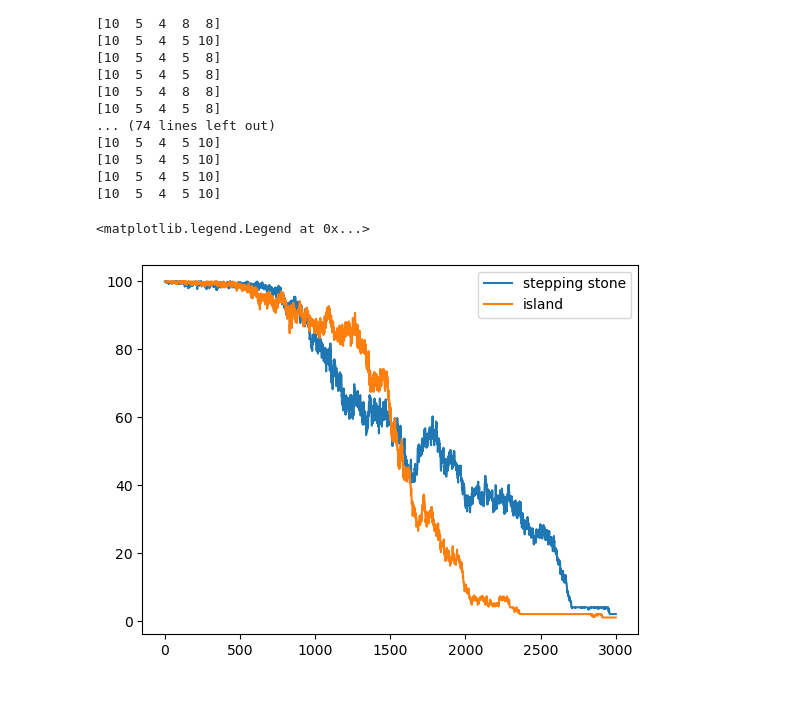
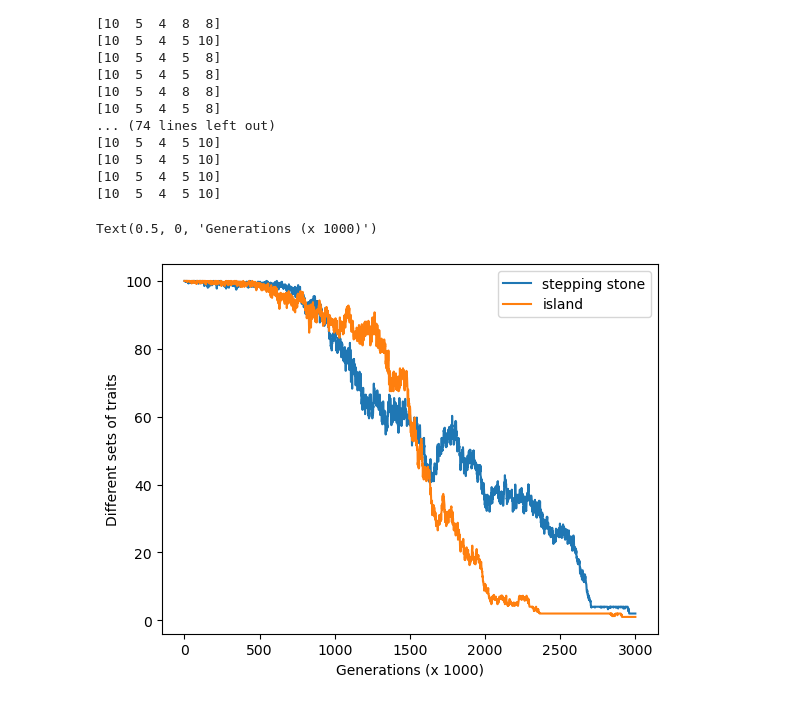
Before and after one commit to mtomasini/MetapopulationsPython, a Jupyter notebook: exploration.ipynb, the cells around one changed output. Saved outputs shown, nothing was run; the diff lists cells and outputs as text; code cells hidden in the pictures.

```diff
--- a/exploration.ipynb
+++ b/exploration.ipynb
@@ -77,9 +77,9 @@ df_IM["means"] = df_IM.mean(axis=1)
 # %%
 df_SS["means"].plot()
 df_IM["means"].plot()
 plt.legend(["stepping stone", "island"])
-plt.ylab("Different sets of traits")
-plt.xlab("Generations (x 1000)")
+plt.ylabel("Different sets of traits")
+plt.xlabel("Generations (x 1000)")
 # %% [output]
-<matplotlib.legend.Legend at 0x...>
+Text(0.5, 0, 'Generations (x 1000)')
-[figure, old version]
+[figure, new version]
```
Also changed, not shown: 3 other files.
